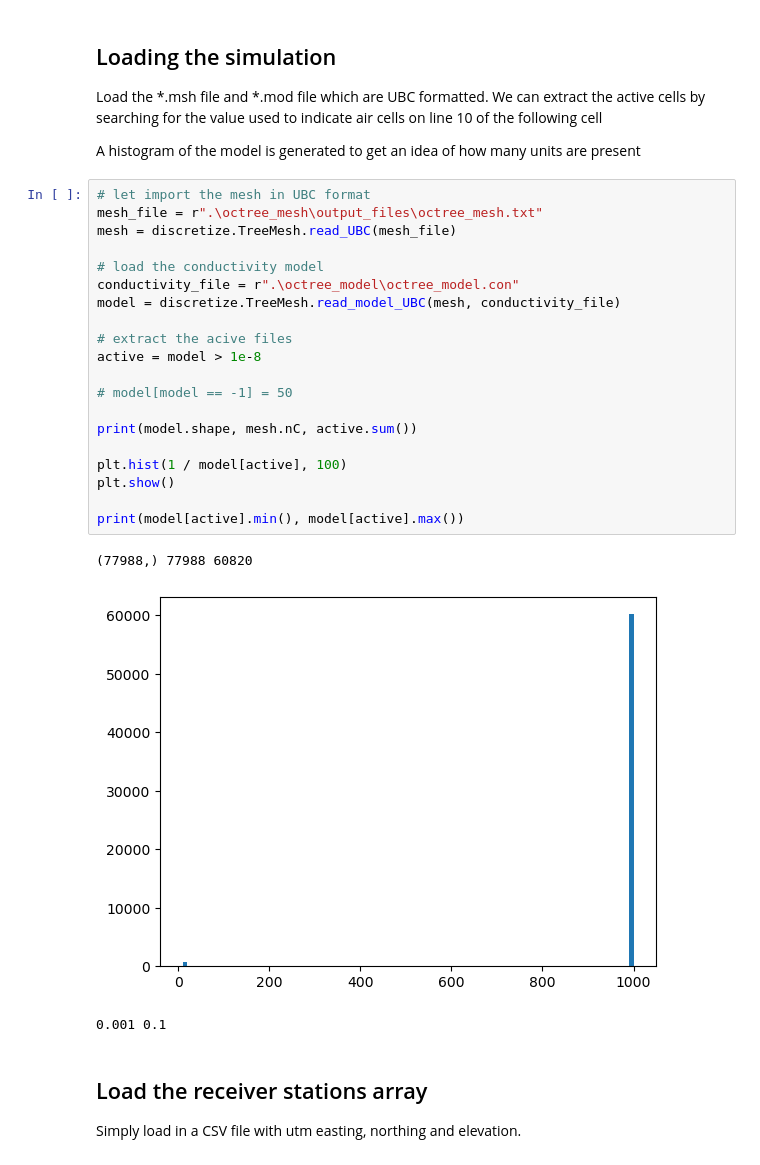
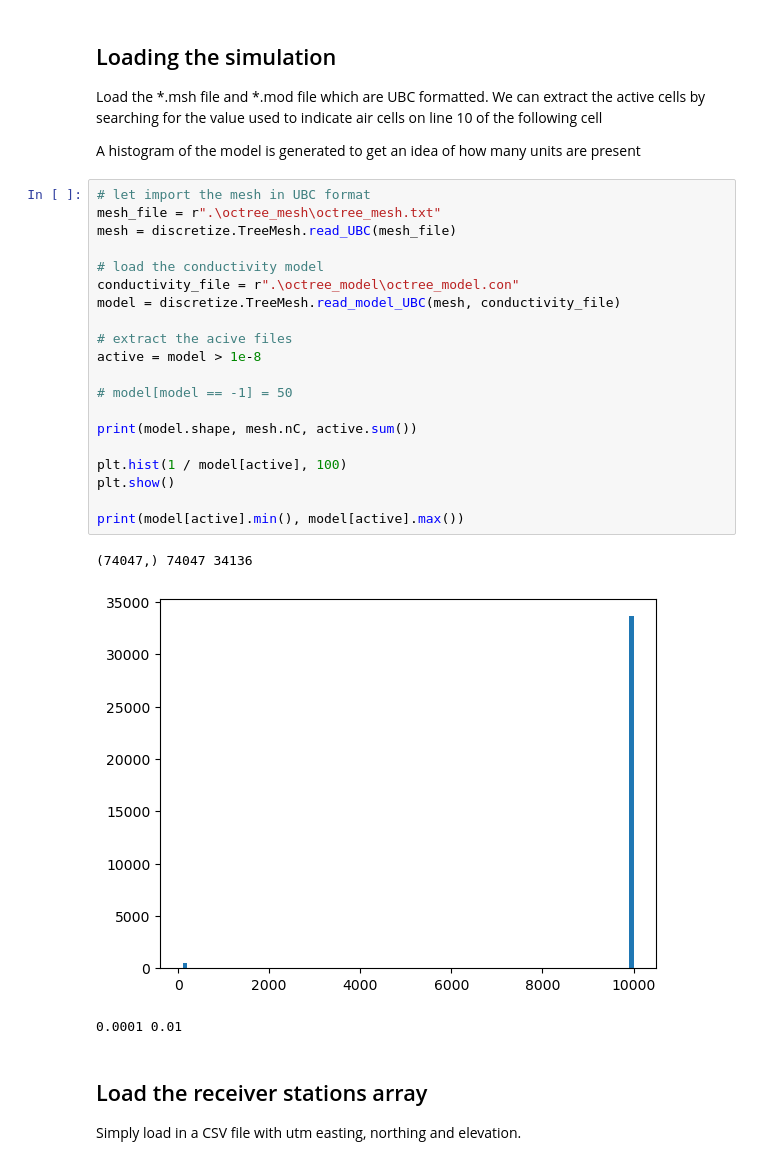
Before and after one commit to simpeg-research/heagy-et-al-2023-aem, a Jupyter notebook: fdem/csem-forward-model-notebook.ipynb, the cells around one changed output. Drawn from its saved outputs; the diff is of its cells as text.

```diff
--- a/fdem/csem-forward-model-notebook.ipynb
+++ b/fdem/csem-forward-model-notebook.ipynb
@@ -20,28 +20,28 @@ Load the *.msh file and *.mod file which are UBC formatted. We can extract the a
 A histogram of the model is generated to get an idea of how many units are present
 # %%
 # let import the mesh in UBC format
-mesh_file = r".\octree_mesh\output_files\octree_mesh.txt"
+mesh_file = r".\octree_mesh\octree_mesh.txt"
 mesh = discretize.TreeMesh.read_UBC(mesh_file)
 
 # load the conductivity model
 conductivity_file = r".\octree_model\octree_model.con"
 model = discretize.TreeMesh.read_model_UBC(mesh, conductivity_file)
 
 # extract the acive files
 active = model > 1e-8
 
 # model[model == -1] = 50
 
 print(model.shape, mesh.nC, active.sum())
 
 plt.hist(1 / model[active], 100)
 plt.show()
 
 print(model[active].min(), model[active].max())
 # %% [output]
-(77988,) 77988 60820
+(74047,) 74047 34136
-[figure, old version]
+[figure, new version]
-0.001 0.1
+0.0001 0.01
 # %% [markdown]
 ## Load the receiver stations array
 
```
Also changed, not shown: parts of 7 cells of this notebook, 3 other files.
